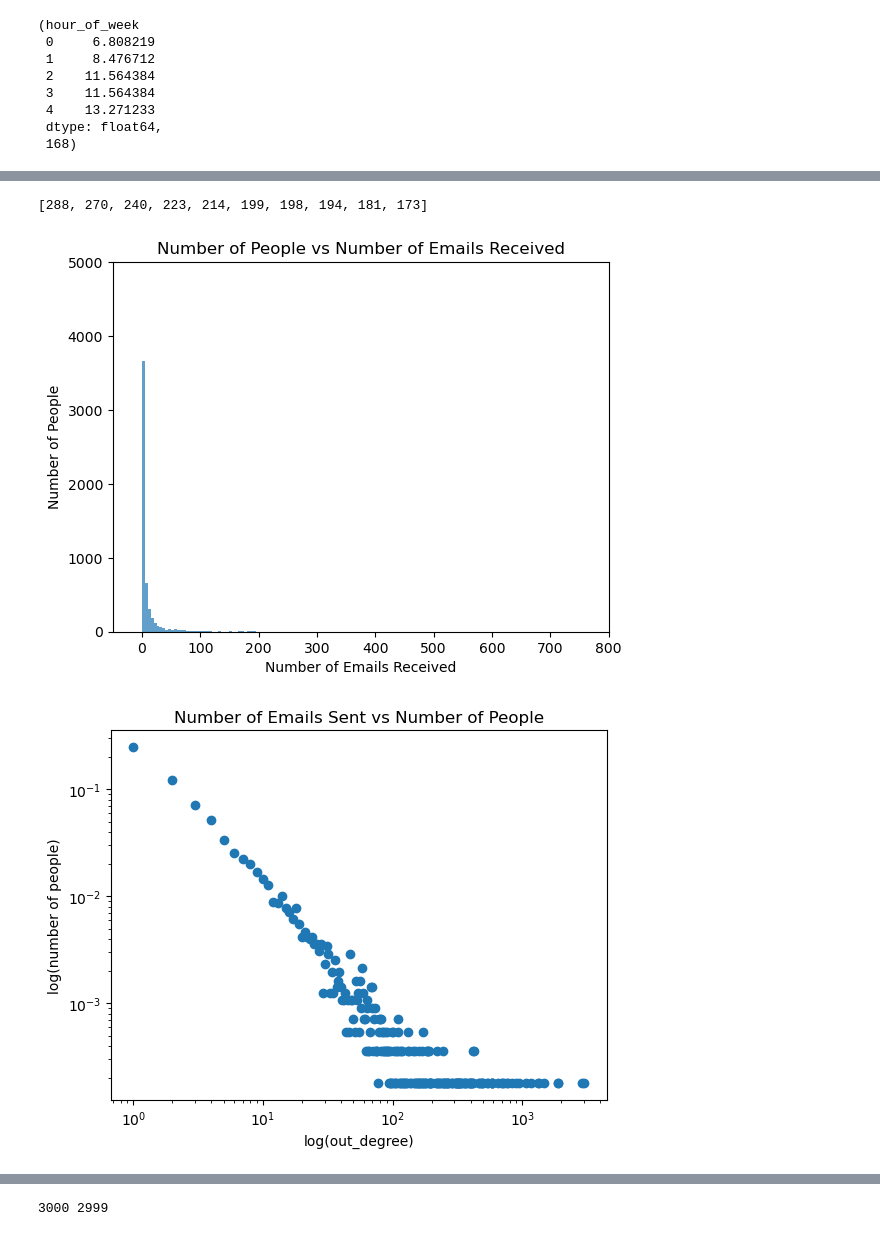
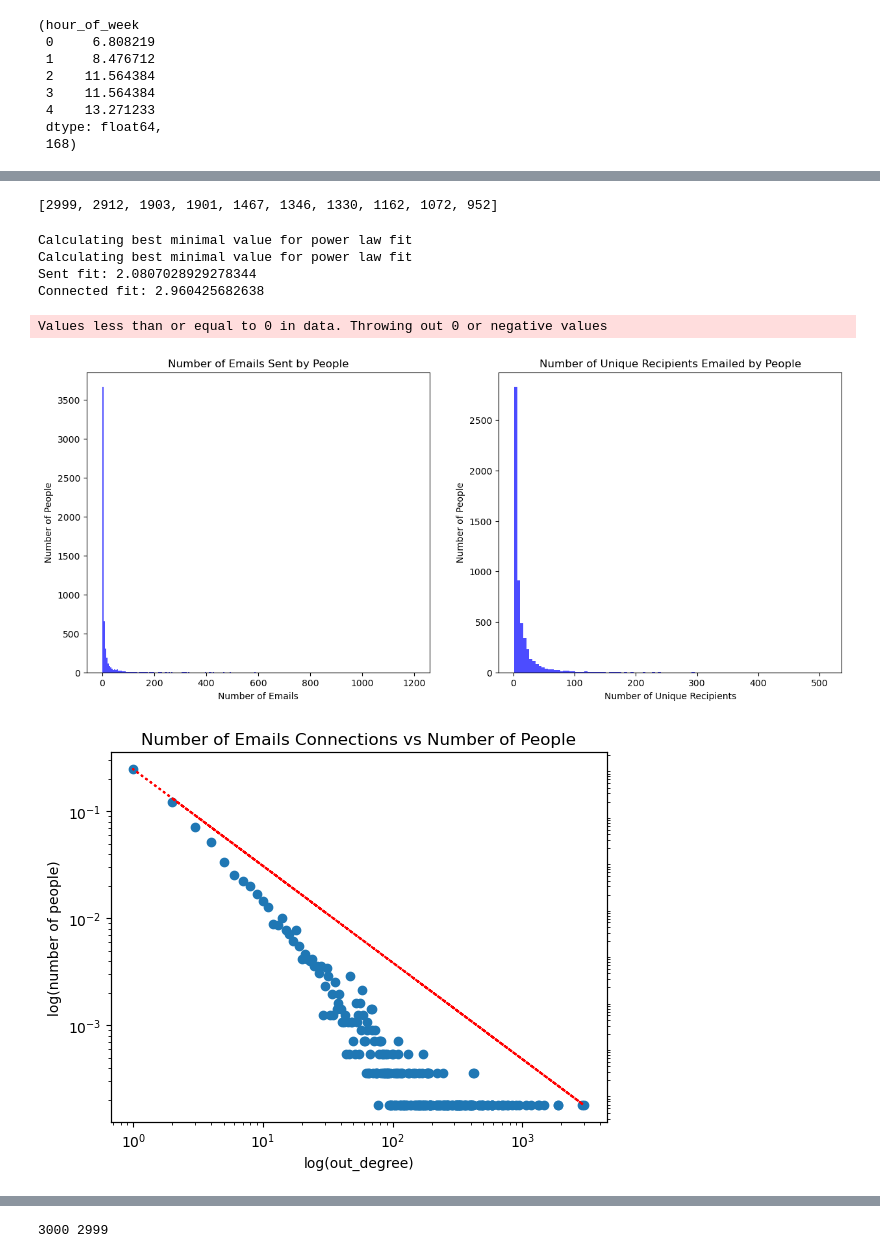
Before and after one commit to nisigit/synthetic-data-generator, a Jupyter notebook: generation.ipynb, the cells around one changed output, grey strips where cells are left out. Drawn from its saved outputs; the diff is of its cells as text; code cells hidden in the pictures.

```diff
--- a/generation.ipynb
+++ b/generation.ipynb
@@ -132,3 +133,11 @@ for index, row in emails.iterrows():
         all_people[recipient].received[email.id] = email
         all_people[email.sender].sent[email.id] = email
         all_people[email.sender].recipients.add(recipient)
+# %%
+graph = nx.Graph()
+for person in all_people.values():
+    for email in person.sent.values():
+        for recipient in email.recipients:
+            graph.add_edge(person.email, recipient)
+
+print(len(graph.nodes), len(graph.edges))
@@ -135 +146,7 @@ for index, row in emails.iterrows():
+# %%
+# list of length of each node's edges
+graph_degrees = [len(edges) for node, edges in graph.adjacency()]
+# list of node emails in the order of the degrees
+graph_emails = [node for node, edges in sorted(graph.adjacency(), key=lambda x: len(x[1]), reverse=True)]
+graph_degrees_sent = [len(all_people[email].sent) for email in graph_emails]
 # %%
@@ -214,23 +191,47 @@ Values less than or equal to 0 in data. Throwing out 0 or negative values
 # %%
-print(sorted(recipients, reverse=True)[:10])
+sorted(sent.keys(), reverse=True)[:10]
 # %% [output]
-[288, 270, 240, 223, 214, 199, 198, 194, 181, 173]
+[2999, 2912, 1903, 1901, 1467, 1346, 1330, 1162, 1072, 952]
+# %%
+fit_sent = powerlaw.Fit(graph_degrees_sent)
+fit_connected = powerlaw.Fit(graph_degrees)
+
+print(f'Sent fit: {fit_sent.alpha}')
+print(f'Connected fit: {fit_connected.alpha}')
+# %% [output]
+Calculating best minimal value for power law fit
+Calculating best minimal value for power law fit
+Sent fit: 2.0807028929278344
+Connected fit: 2.960425682638
+Values less than or equal to 0 in data. Throwing out 0 or negative values
 # %%
 # Create a list for the number of emails received by each person
-num_activity = [len(person.sent) for person in all_people.values()]
-# num_activity = [len(person.recipients) for person in all_people.values()]
+# num_activity = [len(person.sent) for person in all_people.values()]
+# num_activity_rec = [len(person.recipients) for person in all_people.values()]
+num_activity = graph_degrees_sent
+num_activity_rec = graph_degrees
 # Create a list of bin edges from the minimum to the maximum number of emails received, with a step size of 100
 bin_size = 5
-bins = range(min(num_activity), max(num_activity) + bin_size, bin_size)
+# bins_act = range(min(num_activity), max(num_activity) + bin_size, bin_size)
+bins_act = range(min(num_activity), 1200 + bin_size, bin_size)
+bins_act_rec = range(min(num_activity_rec), max(num_activity_rec) + bin_size, bin_size)
 
-# Plot the histogram
-plt.xlim(-50, 800)
-plt.ylim(0, 5000)
-plt.hist(num_activity, bins=bins, width=bin_size, alpha=0.7)
-plt.xlabel('Number of Emails Received')
-plt.ylabel('Number of People')
-plt.title('Number of People vs Number of Emails Received')
+# create a side by side plot of the number of emails sent and received
+fig, (ax1, ax2) = plt.subplots(1, 2, figsize=(15, 6))
+
+# Plot the histogram of the number of emails sent
+ax1.hist(num_activity, bins=bins_act, color='blue', alpha=0.7, label='Sent')
+ax1.set_xlabel('Number of Emails')
+ax1.set_ylabel('Number of People')
+ax1.set_title('Number of Emails Sent by People')
+
+# Plot the histogram of the number of emails received
+ax2.hist(num_activity_rec, bins=bins_act_rec, color='blue', alpha=0.7, label='Received')
+ax2.set_xlabel('Number of Unique Recipients')
+ax2.set_ylabel('Number of People')
+ax2.set_title('Number of Unique Recipients Emailed by People')
+
 plt.show()
 # %% [output]
-[figure, old version]
+[figure, new version]
 # %%
@@ -246,7 +258,7 @@ def get_log_log(activity_dict: dict):
     return plt
 # %%
-plt_sent = get_log_log(sent)
+plt_sent = get_log_log(sent, fit_sent.alpha)
 plt_sent.show()
 # %% [output]
-[figure, old version]
+[figure, new version]
 # %%
```
Also changed, not shown: parts of 46 cells of this notebook, 3 other files.
